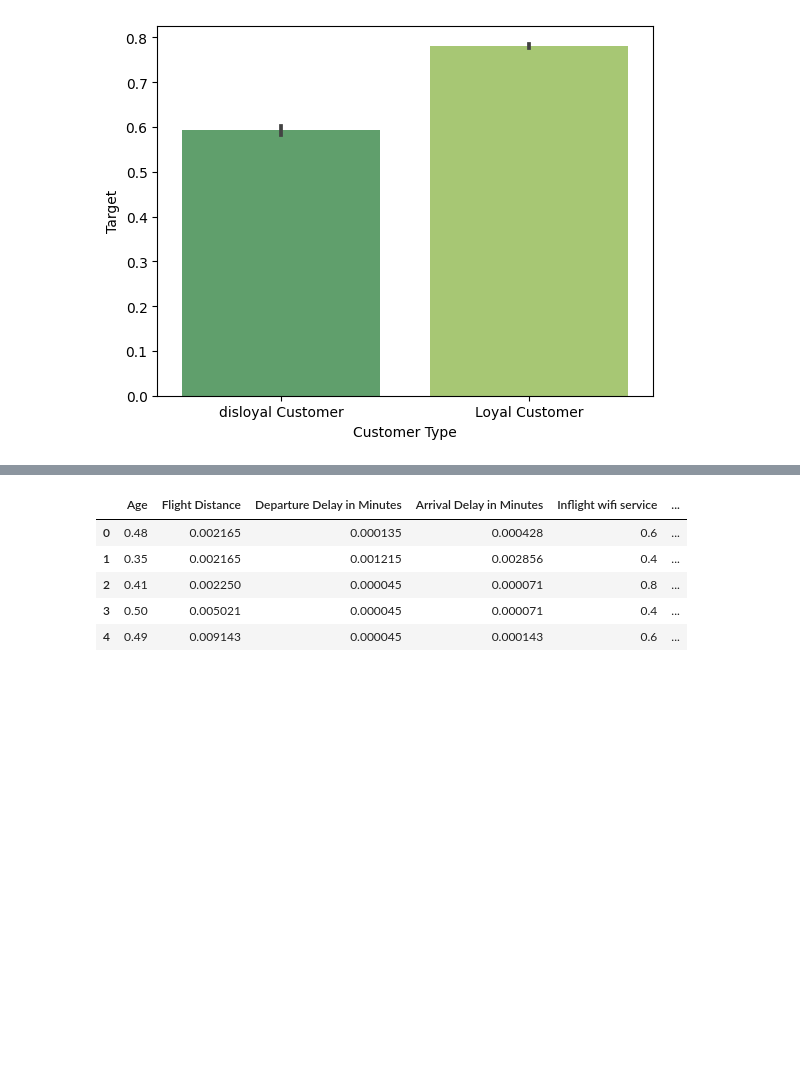
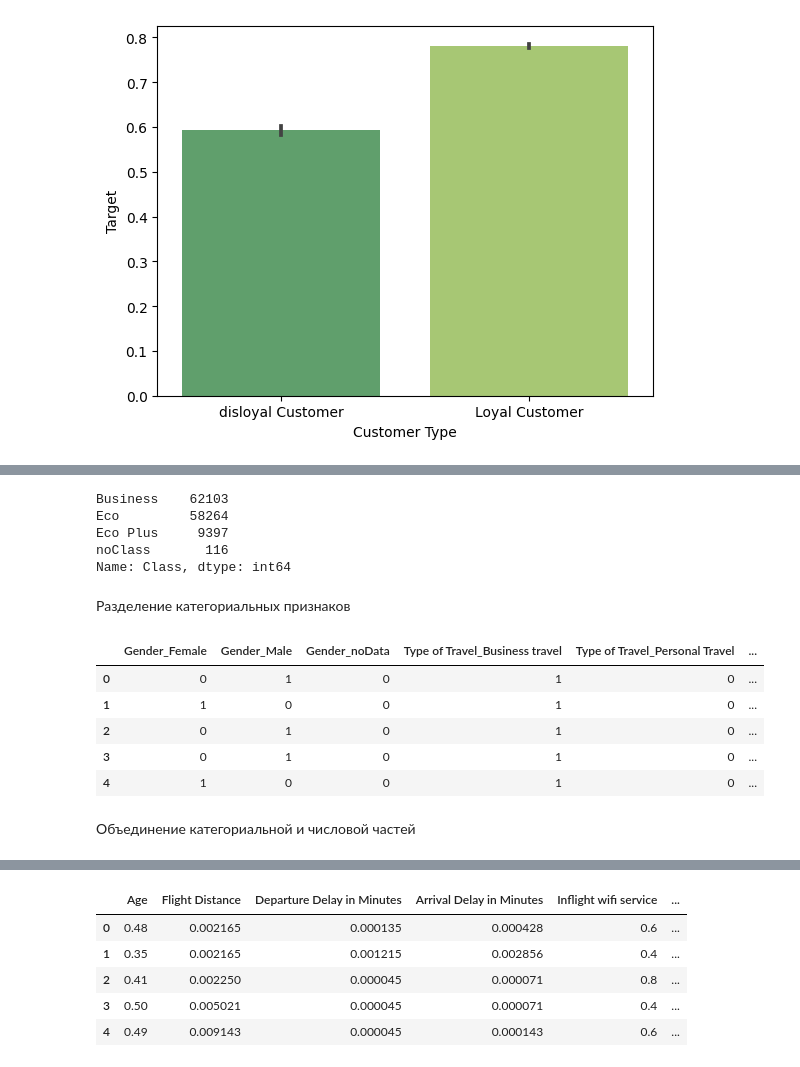
Before and after one commit to Bul-An/MLCours, a Jupyter notebook: ML_BAA.ipynb, the cells around one changed output, grey strips where cells are left out. Cells and saved outputs as stored; diff of their text form; code cells hidden in the pictures; blank space fills up the shorter version.

```diff
--- a/ML_BAA.ipynb
+++ b/ML_BAA.ipynb
@@ -523,0 +589,2 @@ df['Target'] = np.where((df['Customer Type'] == 'Loyal Customer') & (df['Target'
+# %%
+df_ctgr['Gender'].fillna('noData', inplace=True)
@@ -523,0 +598,28 @@ df['Target'] = np.where((df['Customer Type'] == 'Loyal Customer') & (df['Target'
+# %%
+df_ctgr['Type of Travel'].fillna('noTravelType', inplace=True)
+# %%
+df_ctgr['Class'].value_counts(dropna=False)
+# %% [output]
+Business    62103
+Eco         58264
+Eco Plus     9397
+noClass       116
+Name: Class, dtype: int64
+# %%
+df_ctgr['Class'].fillna('noClass', inplace=True)
+# %% [markdown]
+Разделение категориальных признаков
+# %%
+colNames = df_ctgr.columns
+# %%
+df_ctgr_fin = pd.get_dummies(df_ctgr, columns=colNames, prefix=colNames)
+df_ctgr_fin.head()
+# %% [output]
+|  | Gender_Female | Gender_Male | Gender_noData | Type of Travel_Business travel | Type of Travel_Personal Travel | ... |
+| 0 | 0 | 1 | 0 | 1 | 0 | ... |
+| 1 | 1 | 0 | 0 | 1 | 0 | ... |
+| 2 | 0 | 1 | 0 | 1 | 0 | ... |
+| 3 | 0 | 1 | 0 | 1 | 0 | ... |
+| 4 | 1 | 0 | 0 | 1 | 0 | ... |
+# %% [markdown]
+Объединение категориальной и числовой частей
```
Also changed, not shown: parts of 30 cells of this notebook.
